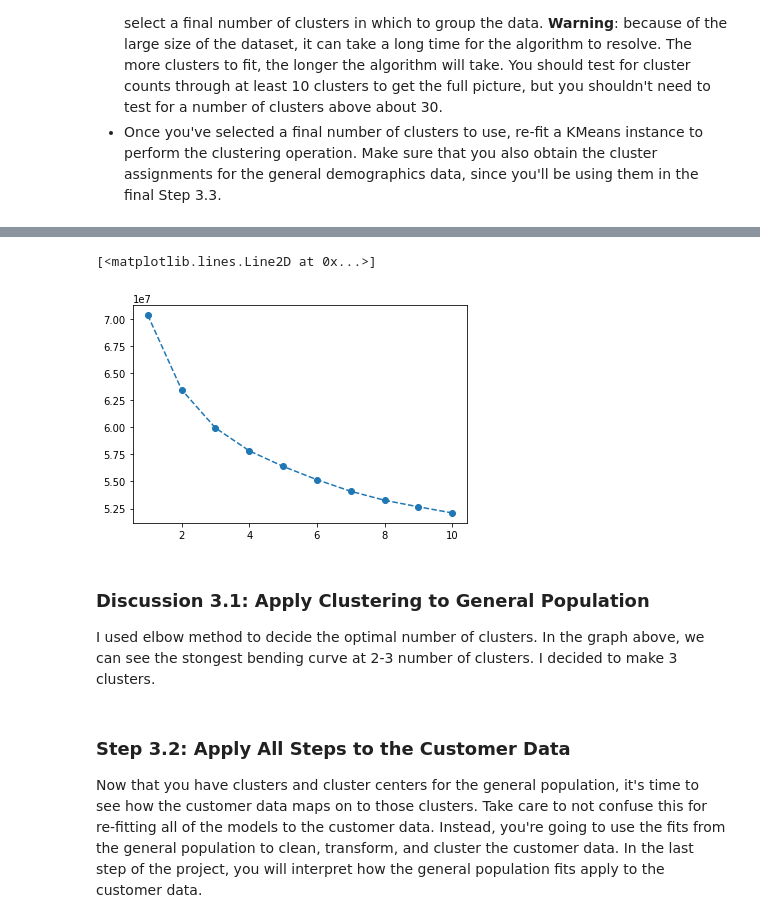
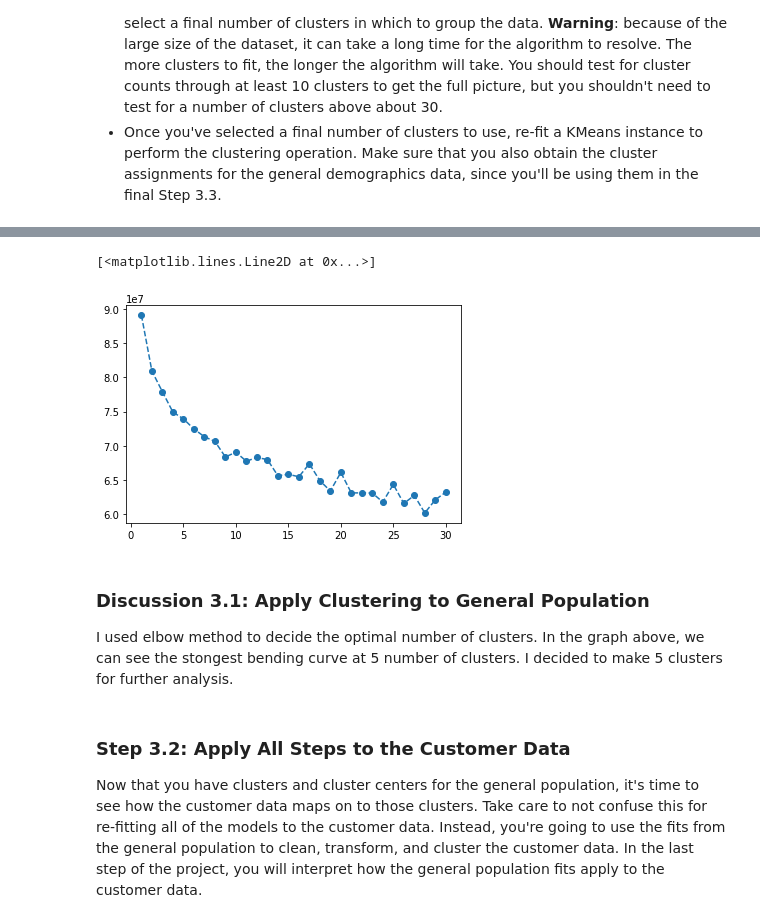
Before and after one commit to Hajeong-Noh/20190226_Identify-Customer-Segments, a Jupyter notebook: Identify_Customer_Segments.ipynb, the cells around one changed output, grey strips where cells are left out. Drawn from its saved outputs; the diff is of its cells as text; code cells hidden in the pictures.

```diff
--- a/Identify_Customer_Segments.ipynb
+++ b/Identify_Customer_Segments.ipynb
@@ -544,8 +561,8 @@ Before we apply dimensionality reduction techniques to the data, we need to perf
 # %%
 # Apply feature scaling to the general population demographics data.
 scaler = StandardScaler()
-no_value_missing_row[no_value_missing_row.columns] = scaler.fit_transform(no_value_missing_row)
+general_scaled = pd.DataFrame(scaler.fit_transform(few_missing_value_rows), columns=few_missing_value_rows.columns)
 
-no_value_missing_row.head()
+general_scaled.head()
 # %% [output]
 |  | ALTERSKATEGORIE_GROB | ANREDE_KZ | FINANZ_MINIMALIST | FINANZ_SPARER | FINANZ_VORSORGER | FINANZ_ANLEGER | ... |
@@ -570,6 +587,6 @@ On your scaled data, you are now ready to apply dimensionality reduction techniq
 # %%
 # Apply PCA to the data.
 pca = PCA()
-pca.fit_transform(no_value_missing_row)
+pca.fit_transform(general_scaled)
 pca.n_components_
 # %% [output]
@@ -616,7 +633,7 @@ scree_plot(pca)
 # %%
 # Re-apply PCA to the data while selecting for number of components to retain.
-pca = PCA(n_components=66)
-pca_matrix = pca.fit_transform(no_value_missing_row)
+pca = PCA(n_components=69)
+general_pca_matrix = pca.fit_transform(general_scaled)
 # %% [markdown]
 ### Discussion 2.2: Perform Dimensionality Reduction
 
@@ -768,10 +785,9 @@ You've assessed and cleaned the demographics data, then scaled and transformed t
 # %%
 scores = []
 # Over a number of different cluster counts...
-for i in range(1, 11):
+for i in range(1, 31):
     # run k-means clustering on the data and...
-    print(i, " clusters on investigation...")
-    kmeans = KMeans(i)
-    model = kmeans.fit(pca_matrix)
+    kmeans = MiniBatchKMeans(i)
+    model = kmeans.fit(general_pca_matrix)
     # compute the average within-cluster distances.
-    scores.append(model.score(pca_matrix))
+    scores.append(model.score(general_pca_matrix))
@@ -789,10 +794,10 @@ for i in range(1, 11):
 # %%
 # Investigate the change in within-cluster distance across number of clusters.
 # HINT: Use matplotlib's plot function to visualize this relationship.
-plt.plot(range(1,11), [x * -1 for x in scores], linestyle='--', marker='o')
+plt.plot(range(1,31), [x * -1 for x in scores], linestyle='--', marker='o')
 # %% [output]
 [<matplotlib.lines.Line2D at 0x...>]
-[figure, old version]
+[figure, new version]
 # %%
 # Re-fit the k-means model with the selected number of clusters and obtain
 # cluster predictions for the general population demographics data.
@@ -803,7 +808,7 @@ general_cluster = model.predict(pca_matrix)
 # %% [markdown]
 ### Discussion 3.1: Apply Clustering to General Population
 
-I used elbow method to decide the optimal number of clusters. In the graph above, we can see the stongest bending curve at 2-3 number of clusters. I decided to make 3 clusters.
+I used elbow method to decide the optimal number of clusters. In the graph above, we can see the stongest bending curve at 5 number of clusters. I decided to make 5 clusters for further analysis.
 # %% [markdown]
 ### Step 3.2: Apply All Steps to the Customer Data
 
```
Also changed, not shown: parts of 46 cells of this notebook, 1 other file.
